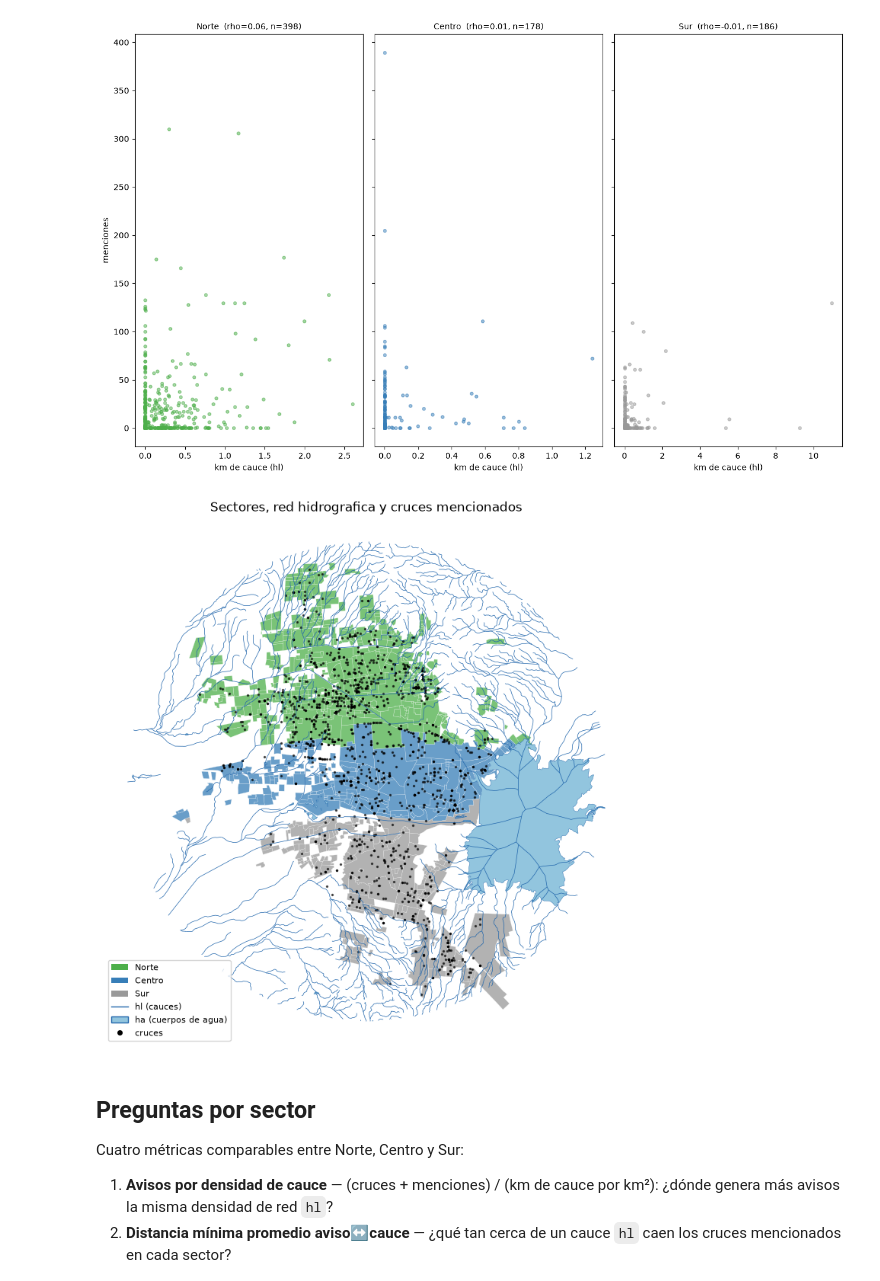
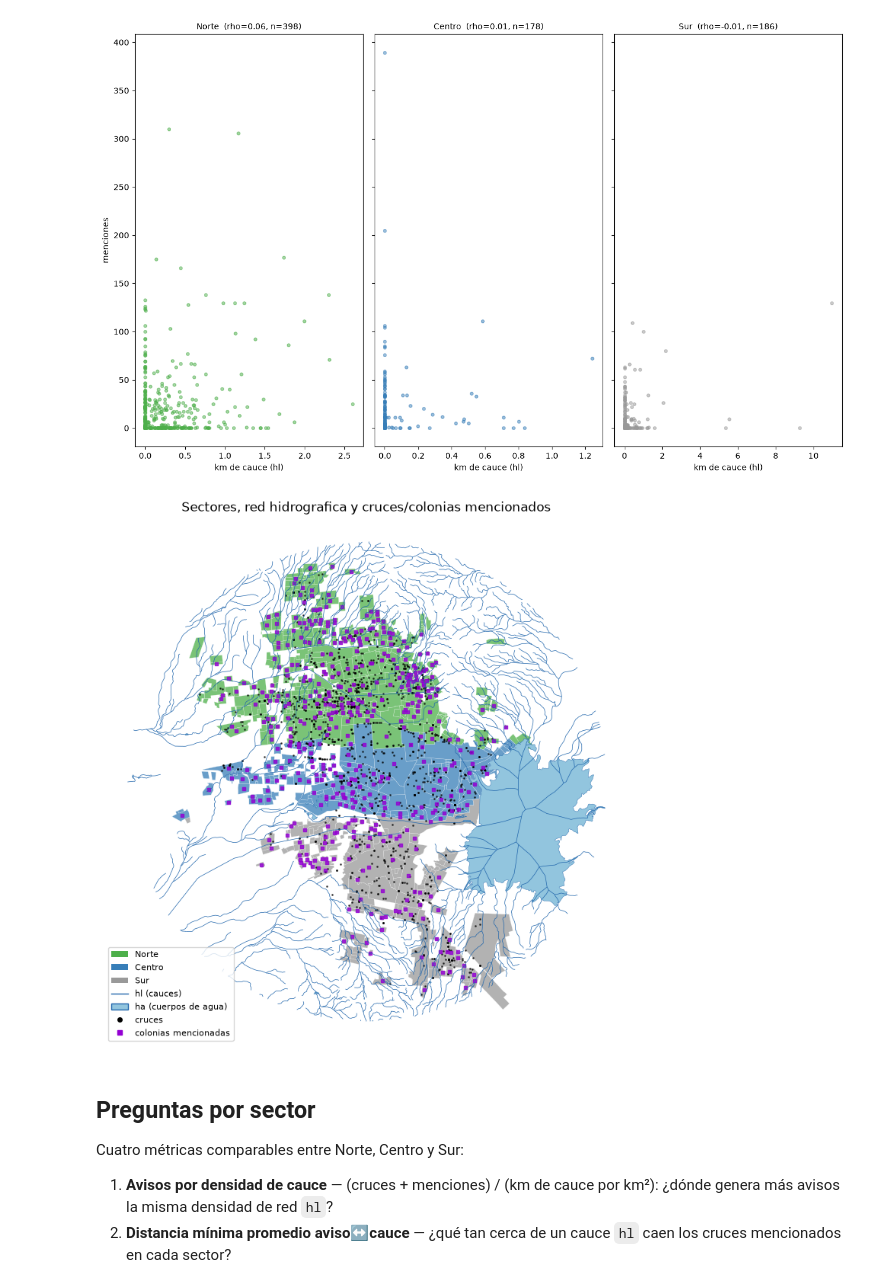
Before and after one commit to Mcd-2026-2-IngC-Team/proyecto-ingenieria-de-caracteristicas, a Jupyter notebook: notebooks/AAMM/06-AAMM-eda-avisos-hidrografia.ipynb, the cells around one changed output. Saved outputs shown, nothing was run; the diff lists cells and outputs as text; code cells hidden in the pictures.

```diff
--- a/notebooks/AAMM/06-AAMM-eda-avisos-hidrografia.ipynb
+++ b/notebooks/AAMM/06-AAMM-eda-avisos-hidrografia.ipynb
@@ -116,16 +116,23 @@ La red `hl` dentro de la zona, diferenciando cauces de orden bajo (<3) de los co
 fig, ax = plt.subplots(figsize=(9, 9))
 
 gpd.GeoSeries([zona], crs=hl_m.crs).boundary.plot(
-    ax=ax, color="gray", linewidth=1, linestyle="--", label="Zona de estudio"
+    ax=ax, color="gray", linewidth=1, linestyle="--", label="Delimitacion"
 )
 hl_zona[hl_zona["ORDER_1"] <= 3].plot(
-    ax=ax, color="lightsteelblue", linewidth=0.6, label="hl orden < 3"
+    ax=ax, color="#F4A3A8", linewidth=1.2, label="hl orden <= 3"
 )
+
 hl_zona[hl_zona["ORDER_1"] > 3].plot(
-    ax=ax, color="steelblue", linewidth=1.8, label="hl orden >= 3 (colectores)"
+    ax=ax, color="#B2182B", linewidth=2.8, label="hl orden > 3 (colectores)"
 )
-ha_zona.plot(ax=ax, color="deepskyblue", edgecolor="none")
-dr_zona.plot(ax=ax, color="red", markersize=100, marker="*", label="dr")
+
+ha_zona.plot(
+    ax=ax, color="#FDD0D0", edgecolor="none"
+)
+
+dr_zona.plot(
+    ax=ax, color="#67000D", markersize=100, marker="*", label="Puntos de Drenaje"
+)
 
 # colonias mencionadas dentro de la zona: un cuadrado en el centroide de cada una
 mencionadas_zona = colonias_m[
@@ -139,7 +146,7 @@ mencionadas_zona.centroid.plot(
 
 # un color explicito por event_type para poder armar la 2a leyenda
 tipos = cruces["event_type"].value_counts().index
-paleta = dict(zip(tipos, plt.get_cmap("tab10").colors))
+paleta = dict(zip(tipos, plt.get_cmap("Set2").colors))
 for t, c in paleta.items():
     cruces[cruces["event_type"] == t].plot(
         ax=ax, color=c, markersize=25, alpha=0.7
@@ -162,7 +169,7 @@ ax.legend(
     loc="lower left", title="event_type",
 )
 
-ax.set_title("Colonias y cruces mencionados en avisos vs. red hidrografica (zona de estudio)")
+ax.set_title("Colonias y cruces mencionados en avisos vs. red hidrografica (Hermosillo)")
 ax.set_axis_off()
 plt.show()
 # %% [output]
@@ -386,32 +393,38 @@ Spearman exposicion vs. menciones por sector (por colonia):
 # %%
 # mapa: colonias por sector, red hidrografica y cruces mencionados
 fig, ax = plt.subplots(figsize=(9, 9))
 for s, c in colores_sector.items():
     expo_sector[expo_sector["sector"] == s].plot(
         ax=ax, color=c, edgecolor="white", linewidth=0.2, alpha=0.75
     )
 hl_zona.plot(ax=ax, color="#2166ac", linewidth=0.5)
 ha_zona.plot(ax=ax, color="#92c5de", edgecolor="#2166ac", linewidth=0.3)
-cruces.plot(ax=ax, color="black", markersize=2, alpha=0.6)
+cruces.plot(ax=ax, color="black", markersize=1, alpha=0.6)
+
+mencionadas_zona.centroid.plot(
+    ax=ax, marker="s", color="darkviolet", markersize=5, alpha=0.8
+)
 
 from matplotlib.lines import Line2D
 from matplotlib.patches import Patch
 
 ax.legend(
     handles=[
         *[Patch(facecolor=c, label=s) for s, c in colores_sector.items()],
         Line2D([0], [0], color="#2166ac", lw=1, label="hl (cauces)"),
         Patch(facecolor="#92c5de", edgecolor="#2166ac", label="ha (cuerpos de agua)"),
         Line2D([0], [0], marker="o", color="black", lw=0, markersize=4, label="cruces"),
+        Line2D([0], [0], marker="s", color="darkviolet", lw=0, markersize=5,
+               label="colonias mencionadas"),
     ],
     loc="lower left",
     fontsize=8,
 )
-ax.set_title("Sectores, red hidrografica y cruces mencionados")
+ax.set_title("Sectores, red hidrografica y cruces/colonias mencionados")
 ax.set_axis_off()
 plt.show()
 # %% [output]
-[figure, old version]
+[figure, new version]
 # %% [markdown]
 ## Preguntas por sector
 
```
Also changed, not shown: parts of 1 cell of this notebook, 1 other file.
